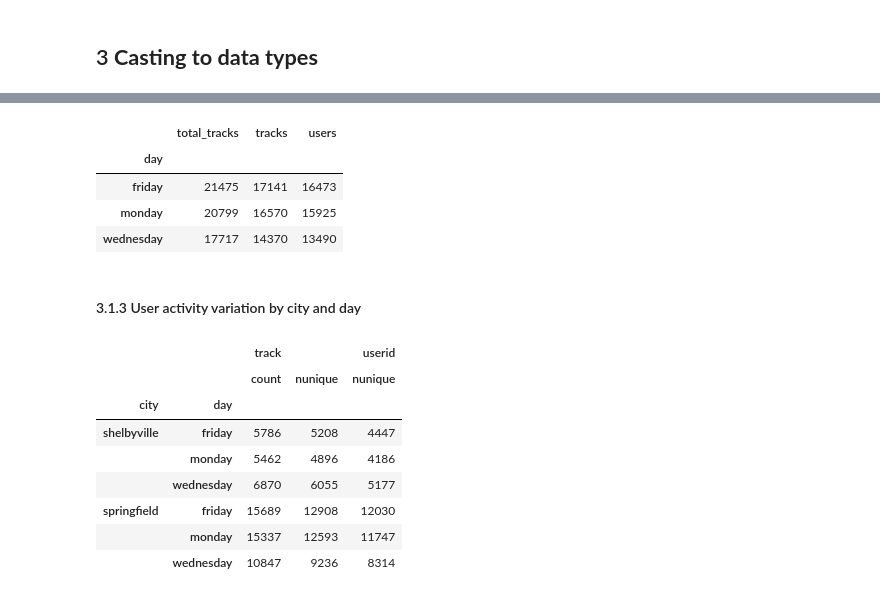
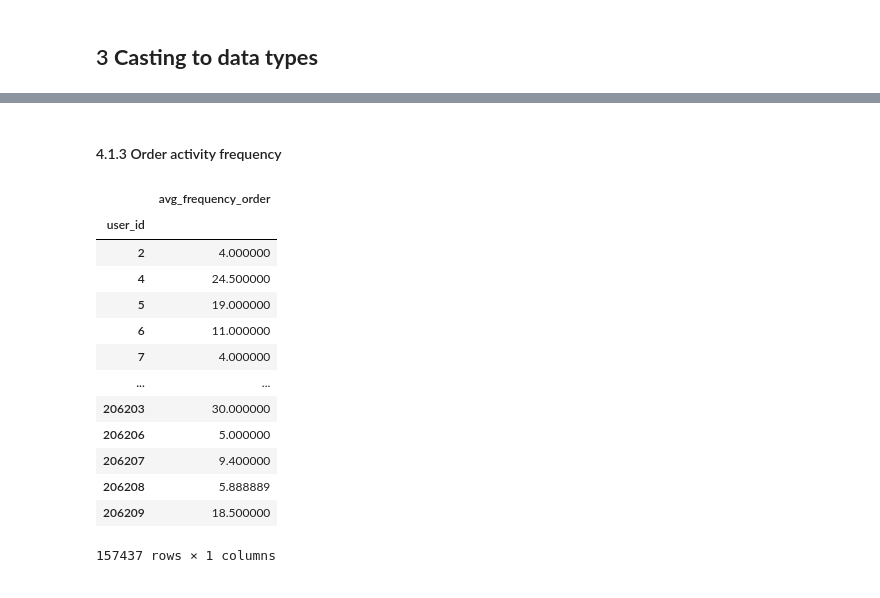
Before and after one commit to LuisPastranaLemus/P_20250505_Purchasing_activity_analysis, a Jupyter notebook: notebooks/02_feature_engineering.ipynb, the cells around one changed output, grey strips where cells are left out. Saved outputs shown, nothing was run; the diff lists cells and outputs as text; code cells hidden in the pictures.

```diff
--- a/notebooks/02_feature_engineering.ipynb
+++ b/notebooks/02_feature_engineering.ipynb
@@ -26,7 +33,11 @@ from src import *
 # %%
 # Build route to data file and upload
 data_file_path = project_root / "data" / "processed"
-df_music = load_dataset_from_csv(data_file_path, "music_clean.csv", sep=',', header='infer', keep_default_na=False)
+df_aisles = load_dataset_from_csv(data_file_path, "aisles_clean.csv", sep=',', header='infer')
+df_departments = load_dataset_from_csv(data_file_path, "departments_clean.csv", sep=',', header='infer')
+df_order_products = load_dataset_from_csv(data_file_path, "order_products_clean.csv", sep=',', header='infer')
+df_orders = load_dataset_from_csv(data_file_path, "orders_clean.csv", sep=',', header='infer')
+df_products = load_dataset_from_csv(data_file_path, "products_clean.csv", sep=',', header='infer')
 # %%
 # Format notebook output
 format_notebook()
@@ -85,0 +79,5 @@ dtype: object
+# %%
+# df_orders 'order_dow' to category
+df_orders = convert_numday_strday(df_orders, ['order_dow'])
+df_orders['order_dow'] = df_orders['order_dow'].astype('category')
+df_orders
@@ -85,0 +103,4 @@ dtype: object
+# %%
+# df_orders 'order_hour_of_day' to category
+df_orders['order_hour_of_day'] = df_orders['order_hour_of_day'].astype('category')
+df_orders['order_hour_of_day'].dtypes
@@ -141,9 +190,5 @@ df_music_day
 # %%
-df_music_day.columns = ['total_tracks', 'tracks', 'users']
-df_music_day
+project_root = Path.cwd().parent
+processed_path = project_root / "data" / "processed" / "order_activity" / "orders_activity_time.csv"
+
+pivot_orders_activity_time.to_csv(processed_path, index=False)
-# %% [output]
-|  | total_tracks | tracks | users |
-| day |  |  |  |
-| friday | 21475 | 17141 | 16473 |
-| monday | 20799 | 16570 | 15925 |
-| wednesday | 17717 | 14370 | 13490 |
@@ -155,15 +195,23 @@ df_music_day.to_csv(processed_path)
 # %% [markdown]
-#### 3.1.3 User activity variation by city and day
+#### 4.1.3 Order activity frequency
 # %%
-df_music_city_day = pd.pivot_table(df_music, index=['city', 'day'], values=['userid', 'track'], aggfunc={'userid': pd.Series.nunique, 'track': [pd.Series.nunique, 'count']}, observed=False)
-df_music_city_day
+# Tipical order frequency
+df_orders_filtered = df_orders.loc[(df_orders['days_since_prior_order'] > 0)]
+pivot_orders_activity_frequency = pd.pivot_table(df_orders, index=['user_id'], values='days_since_prior_order', aggfunc='mean')
+pivot_orders_activity_frequency = pivot_orders_activity_frequency.rename(columns={'days_since_prior_order': 'avg_frequency_order'})
+pivot_orders_activity_frequency
 # %% [output]
-|  |  | track |  | userid |
-|  |  | count | nunique | nunique |
-| city | day |  |  |  |
-| shelbyville | friday | 5786 | 5208 | 4447 |
-|  | monday | 5462 | 4896 | 4186 |
-|  | wednesday | 6870 | 6055 | 5177 |
-| springfield | friday | 15689 | 12908 | 12030 |
-|  | monday | 15337 | 12593 | 11747 |
-|  | wednesday | 10847 | 9236 | 8314 |
+|  | avg_frequency_order |
+| user_id |  |
+| 2 | 4.000000 |
+| 4 | 24.500000 |
+| 5 | 19.000000 |
+| 6 | 11.000000 |
+| 7 | 4.000000 |
+| ... | ... |
+| 206203 | 30.000000 |
+| 206206 | 5.000000 |
+| 206207 | 9.400000 |
+| 206208 | 5.888889 |
+| 206209 | 18.500000 |
+157437 rows × 1 columns
```
Also changed, not shown: parts of 71 cells of this notebook, 17 other files.
